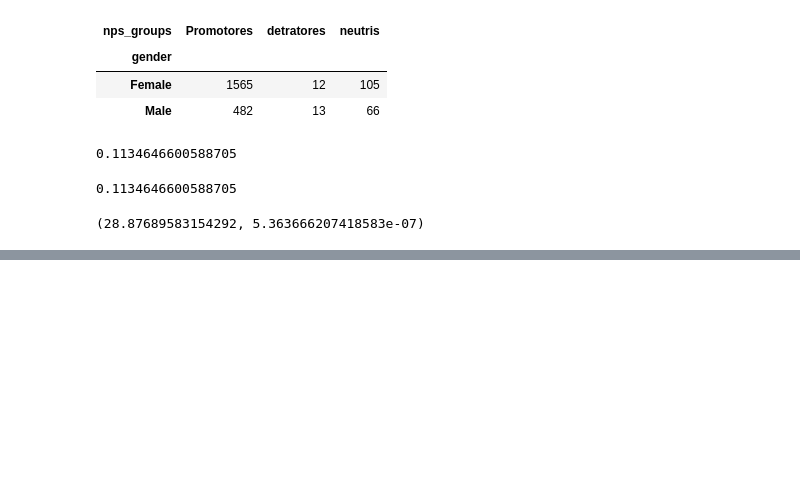
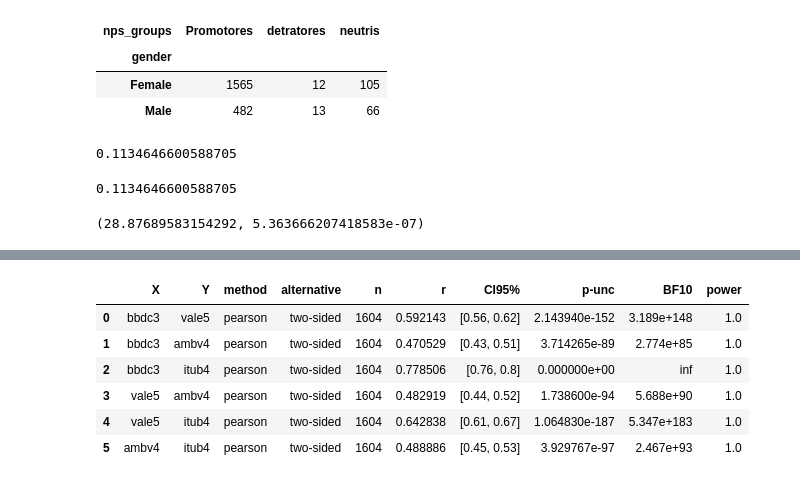
Before and after one commit to CarolineAndradeR/Python, a Jupyter notebook: Associação_Correlação.ipynb, the cells around one changed output, grey strips where cells are left out. Cells and saved outputs as stored; diff of their text form; code cells hidden in the pictures; blank space fills up the shorter version.

```diff
--- a/Associação_Correlação.ipynb
+++ b/Associação_Correlação.ipynb
@@ -268 +300,19 @@ pearson_correl
+# %%
+# Verificar se os dados se correlacionam
+correl_columns = ['petr', 'bbdc3', 'vale5', 'ambv4', 'itub4']
+
+# Teste de hipotese
+pg.pairwise_corr(dados_bolsa_filtrados,
+                 columns = correl_columns,
+                 method = 'pearson')
+
+# X uma das colunas e Y com qual ela está se corelacionando R qual a correlação, p-unc é o valor de p-value
+# %% [output]
+|  | X | Y | method | alternative | n | r | CI95% | p-unc | BF10 | power |
+| 0 | bbdc3 | vale5 | pearson | two-sided | 1604 | 0.592143 | [0.56, 0.62] | 2.143940e-152 | 3.189e+148 | 1.0 |
+| 1 | bbdc3 | ambv4 | pearson | two-sided | 1604 | 0.470529 | [0.43, 0.51] | 3.714265e-89 | 2.774e+85 | 1.0 |
+| 2 | bbdc3 | itub4 | pearson | two-sided | 1604 | 0.778506 | [0.76, 0.8] | 0.000000e+00 | inf | 1.0 |
+| 3 | vale5 | ambv4 | pearson | two-sided | 1604 | 0.482919 | [0.44, 0.52] | 1.738600e-94 | 5.688e+90 | 1.0 |
+| 4 | vale5 | itub4 | pearson | two-sided | 1604 | 0.642838 | [0.61, 0.67] | 1.064830e-187 | 5.347e+183 | 1.0 |
+| 5 | ambv4 | itub4 | pearson | two-sided | 1604 | 0.488886 | [0.45, 0.53] | 3.929767e-97 | 2.467e+93 | 1.0 |
 # %%
```
Also changed, not shown: parts of 8 cells of this notebook.
